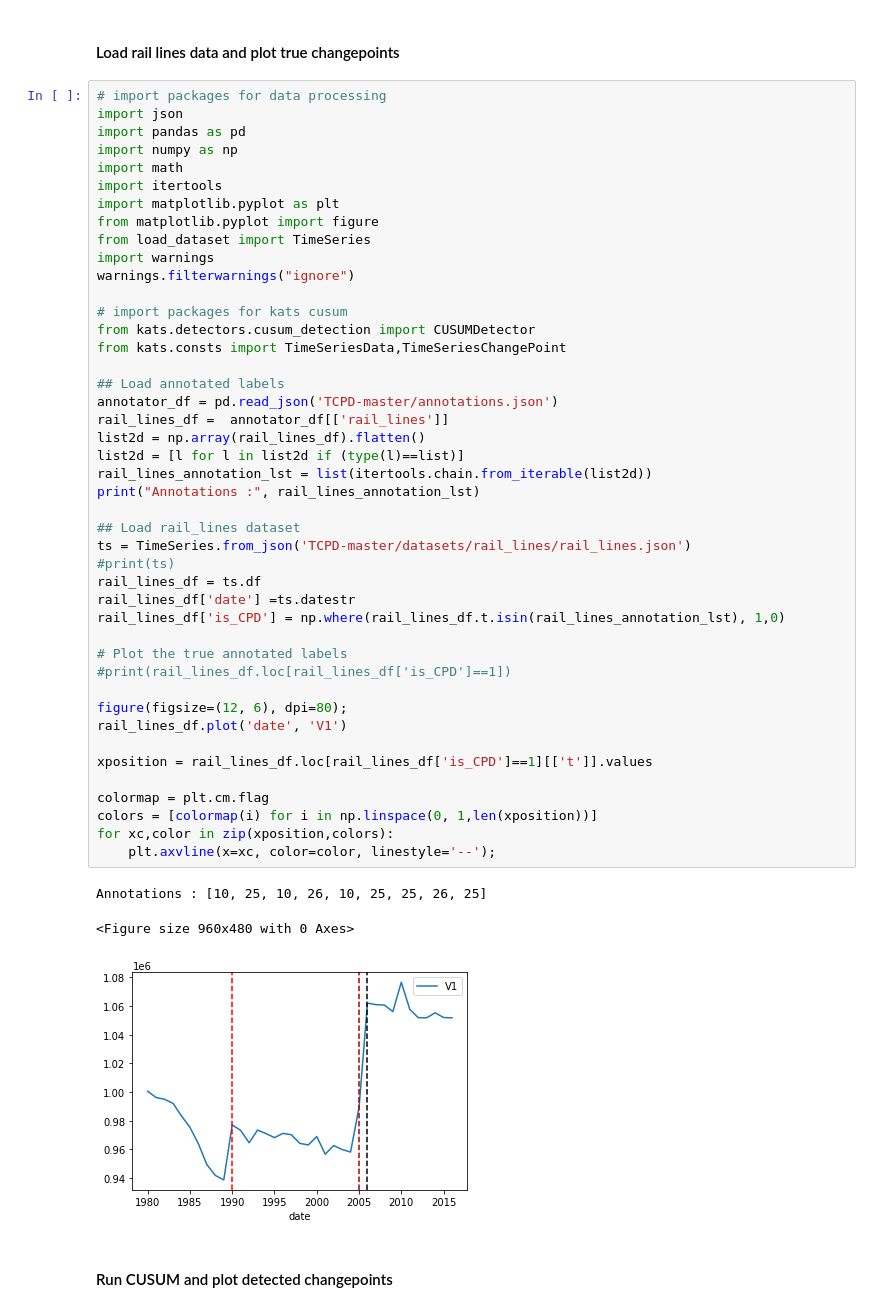
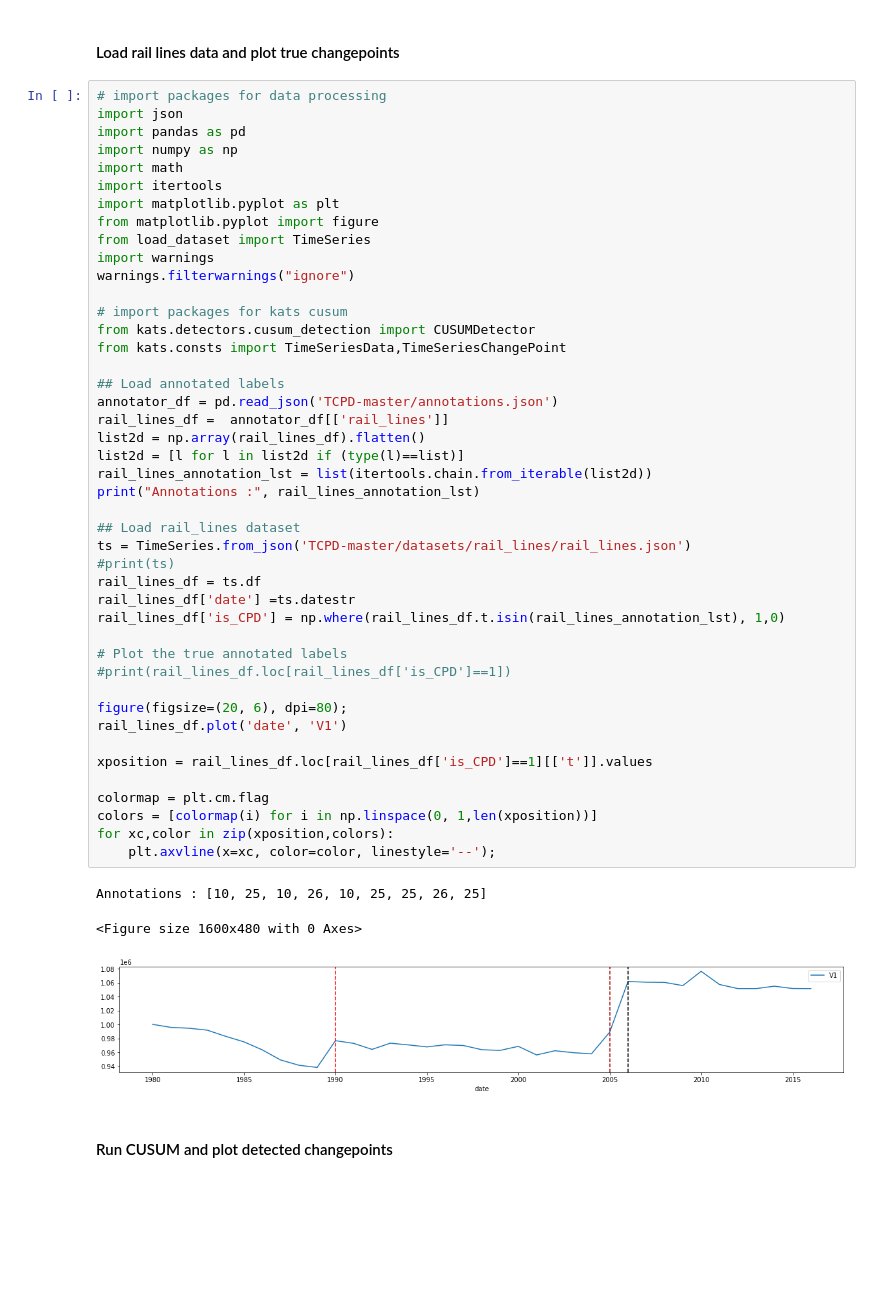
Before and after one commit to sharmeelee/Changepoint-Detection-Capstone, a Jupyter notebook: Final Drafts/FinalDraft2.ipynb, the cells around one changed output. Drawn from its saved outputs; the diff is of its cells as text; blank space fills up the shorter version.

```diff
--- a/Final Drafts/FinalDraft2.ipynb
+++ b/Final Drafts/FinalDraft2.ipynb
@@ -81,36 +81,36 @@ from kats.detectors.cusum_detection import CUSUMDetector
 from kats.consts import TimeSeriesData,TimeSeriesChangePoint
 
 ## Load annotated labels
 annotator_df = pd.read_json('TCPD-master/annotations.json')
 rail_lines_df =  annotator_df[['rail_lines']]
 list2d = np.array(rail_lines_df).flatten()
 list2d = [l for l in list2d if (type(l)==list)]
 rail_lines_annotation_lst = list(itertools.chain.from_iterable(list2d))
 print("Annotations :", rail_lines_annotation_lst)
 
 ## Load rail_lines dataset
 ts = TimeSeries.from_json('TCPD-master/datasets/rail_lines/rail_lines.json')
 #print(ts)
 rail_lines_df = ts.df
 rail_lines_df['date'] =ts.datestr
 rail_lines_df['is_CPD'] = np.where(rail_lines_df.t.isin(rail_lines_annotation_lst), 1,0)
 
 # Plot the true annotated labels
 #print(rail_lines_df.loc[rail_lines_df['is_CPD']==1])
 
-figure(figsize=(12, 6), dpi=80);
+figure(figsize=(20, 6), dpi=80);
 rail_lines_df.plot('date', 'V1')
 
 xposition = rail_lines_df.loc[rail_lines_df['is_CPD']==1][['t']].values
 
 colormap = plt.cm.flag
 colors = [colormap(i) for i in np.linspace(0, 1,len(xposition))]
 for xc,color in zip(xposition,colors):
     plt.axvline(x=xc, color=color, linestyle='--');
 # %% [output]
 Annotations : [10, 25, 10, 26, 10, 25, 25, 26, 25]
-<Figure size 960x480 with 0 Axes>
+<Figure size 1600x480 with 0 Axes>
-[figure, old version]
+[figure, new version]
 # %% [markdown]
 #### Run CUSUM and plot detected changepoints
 # %%
```
Also changed, not shown: parts of 4 cells of this notebook.
